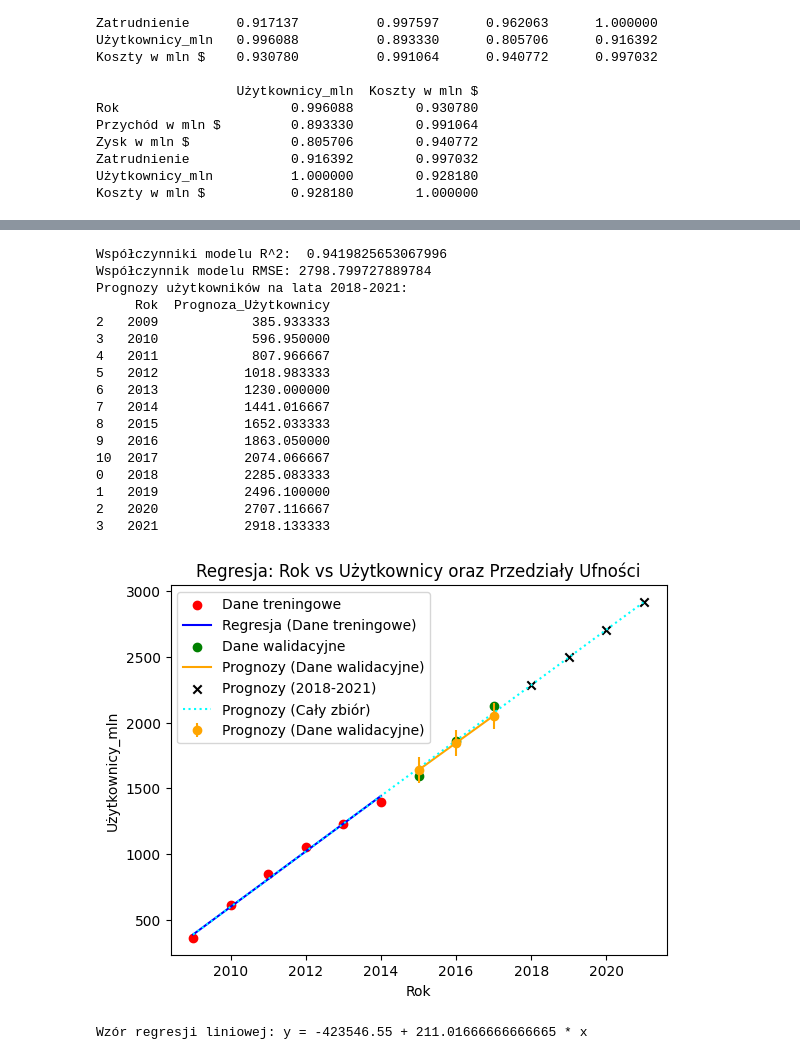
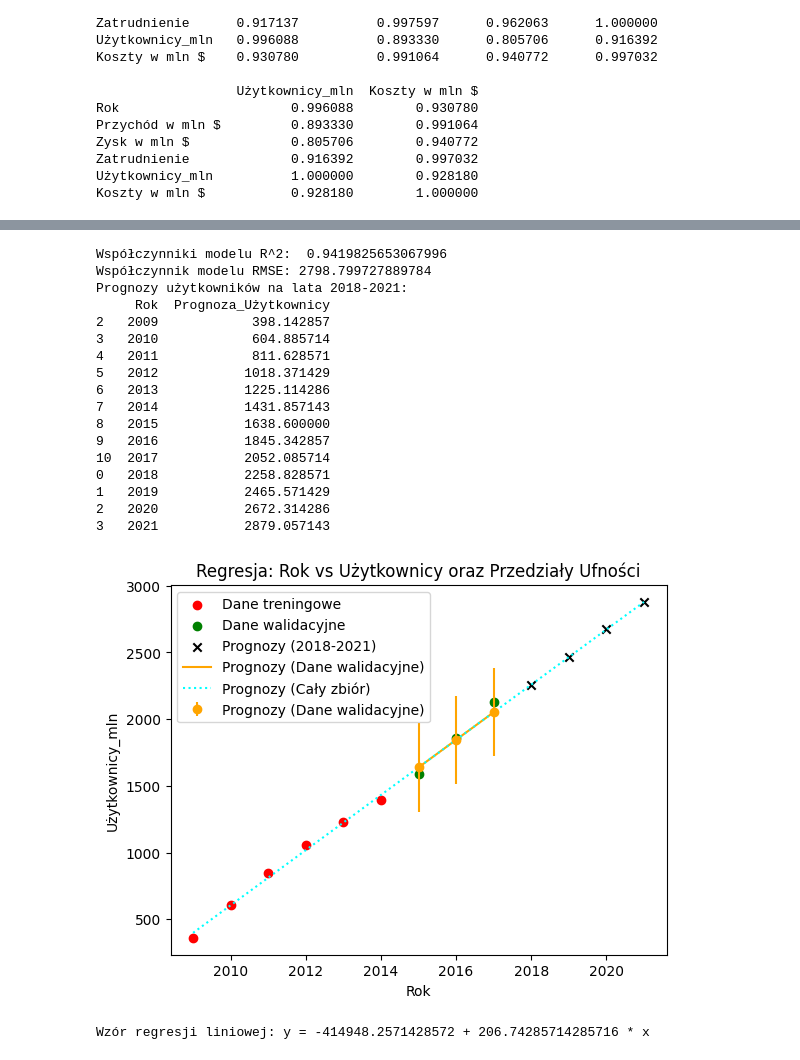
Before and after one commit to userofpi/MED_LAB1, a Jupyter notebook: LAB1.ipynb, the cells around one changed output, grey strips where cells are left out. Cells and saved outputs as stored; diff of their text form; code cells hidden in the pictures.

```diff
--- a/LAB1.ipynb
+++ b/LAB1.ipynb
@@ -321,82 +485,64 @@ model4.fit(X_train, y_train)
 # prognozy dla danych walidacyjnych
 y_pred_test = model4.predict(X_test)
 
-# ocena jakości modelu
+# ocena jakości modelu na danych walidacyjnych
 print("Współczynniki modelu R^2: ", model4.score(X_test, y_test))
 print("Współczynnik modelu RMSE:", mean_squared_error(y_test, y_pred_test))
 
-model5 = LinearRegression()
-model5.fit(data[["Rok"]], data["Użytkownicy_mln"])
 
 # wypisanie wartosci na lata 2018-2021
 X_future = pd.DataFrame({"Rok": [2018, 2019, 2020, 2021]})
 data_future = pd.concat([data, X_future], axis=0)
-data_future["Prognoza_Użytkownicy"] = model5.predict(data_future[["Rok"]])
+data_future["Prognoza_Użytkownicy"] = model4.predict(data_future[["Rok"]])
 
 print("Prognozy użytkowników na lata 2018-2021:")
 print(data_future[["Rok", "Prognoza_Użytkownicy"]])
 # przerwa /n
 print("\n")
 
 
 # wykres
 plt.scatter(X_train, y_train, color='red', label='Dane treningowe')
-plt.plot(X_train, model5.predict(X_train), color='blue', label='Regresja (Dane treningowe)')
 plt.scatter(X_test, y_test, color='green', label='Dane walidacyjne')
-plt.plot(X_test, y_pred_test, color='orange', label='Prognozy (Dane walidacyjne)')
 
 # prognozy punktowe dla lat 2018-2021
 plt.scatter(data_future[["Rok"]][9:], data_future["Prognoza_Użytkownicy"][9:], color='black', label='Prognozy (2018-2021)', marker='x')
-# error bar dla prognozowanych wartości
-# Obliczenie reszt modelu (różnice między przewidywaniami a rzeczywistymi wartościami)
-residuals = y_test - y_pred_test
+# error bar dla prognozowanych wartości Dla większej dokładności mógłbyś uwzględnić wariancję zależną od wartości przewidywanych (heteroskedastyczność
+plt.errorbar(X_test, y_pred_test, yerr=1.96 * np.std(y_pred_test), fmt='o', color='orange', label='Prognozy (Dane walidacyjne)')
+plt.plot(X_test, y_pred_test, color='orange', label='Prognozy (Dane walidacyjne)')
 
-# Odchylenie standardowe reszt
-std_error = np.std(residuals)
 
-# Wyznaczenie przedziału ufności
-confidence_interval = 1.96 * std_error  # 95% przedział ufności
-
-# Dodanie errorbar
-plt.errorbar(
-    X_test.squeeze(),
-    y_pred_test,
-    yerr=confidence_interval,
-    fmt='o',
-    color='orange',
-    label='Prognozy (Dane walidacyjne)'
-)
 # wykres predykcja modelu nr 5 linia przerywana
 plt.plot(data_future[["Rok"]], data_future["Prognoza_Użytkownicy"], color='cyan',  linestyle='dotted'  , label='Prognozy (Cały zbiór)')
 
 plt.legend()
 plt.xlabel("Rok")
 plt.ylabel("Użytkownicy_mln")
 plt.title("Regresja: Rok vs Użytkownicy oraz Przedziały Ufności")
 plt.show()
 
 #wyliczenie współczynników modelu
-a0 = model5.intercept_
-a1 = model5.coef_[0]
+a0 = model4.intercept_
+a1 = model4.coef_[0]
 
 print("Wzór regresji liniowej:", f"y = {a0} + {a1} * x")
 # %% [output]
 Współczynniki modelu R^2:  0.9419825653067996
 Współczynnik modelu RMSE: 2798.799727889784
 Prognozy użytkowników na lata 2018-2021:
      Rok  Prognoza_Użytkownicy
-2   2009            385.933333
-3   2010            596.950000
-4   2011            807.966667
-5   2012           1018.983333
-6   2013           1230.000000
-7   2014           1441.016667
-8   2015           1652.033333
-9   2016           1863.050000
-10  2017           2074.066667
-0   2018           2285.083333
-1   2019           2496.100000
-2   2020           2707.116667
-3   2021           2918.133333
+2   2009            398.142857
+3   2010            604.885714
+4   2011            811.628571
+5   2012           1018.371429
+6   2013           1225.114286
+7   2014           1431.857143
+8   2015           1638.600000
+9   2016           1845.342857
+10  2017           2052.085714
+0   2018           2258.828571
+1   2019           2465.571429
+2   2020           2672.314286
+3   2021           2879.057143
-[figure, old version]
+[figure, new version]
-Wzór regresji liniowej: y = -423546.55 + 211.01666666666665 * x
+Wzór regresji liniowej: y = -414948.2571428572 + 206.74285714285716 * x
```
Also changed, not shown: parts of 6 cells of this notebook.
